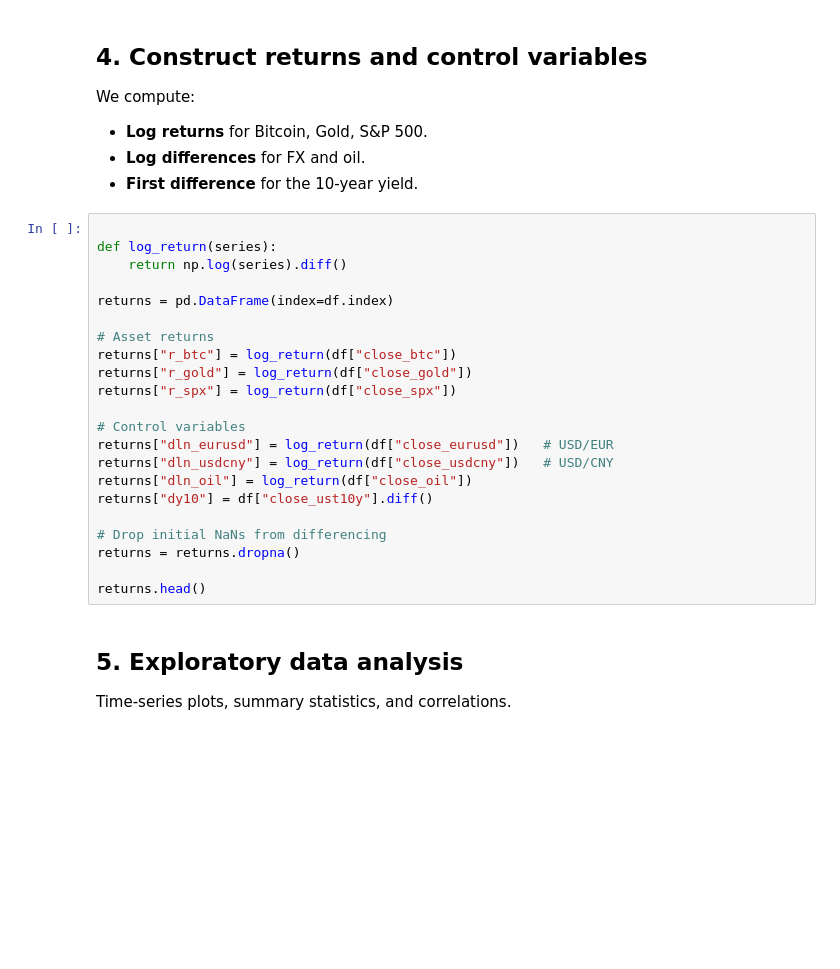
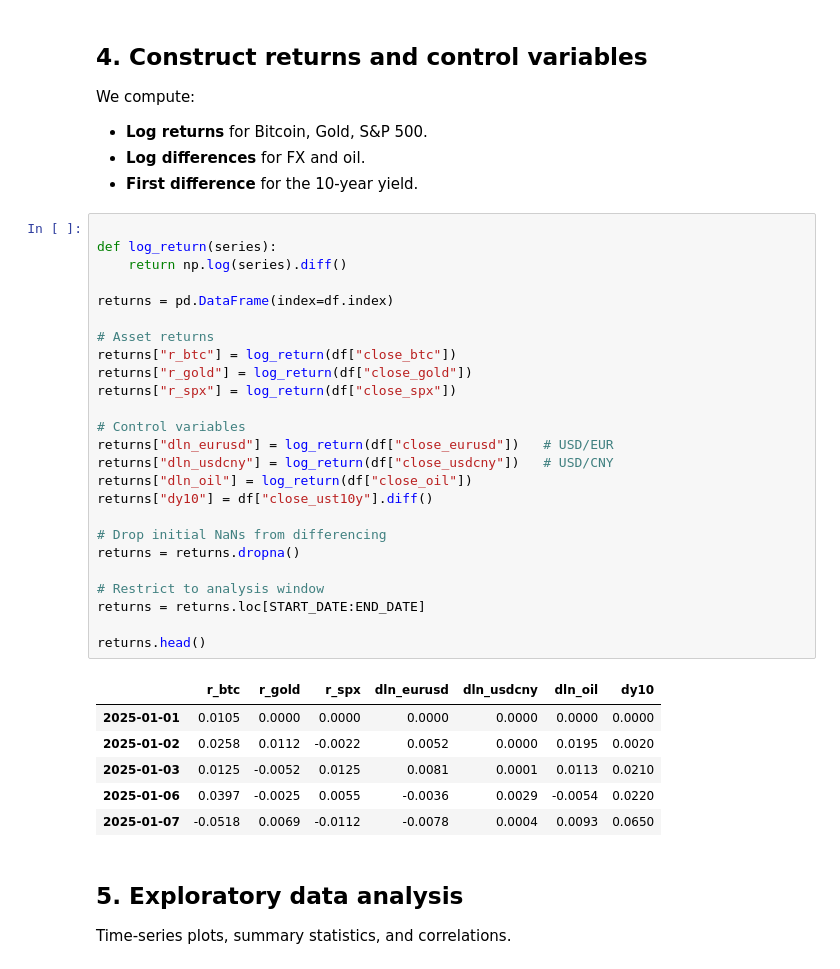
Before and after one commit to isom-ds/youtube-emotion-financial-modelling, a Jupyter notebook: 500_financial_baseline.ipynb, the cells around one changed output. Drawn from its saved outputs; the diff is of its cells as text; blank space fills up the shorter version.

```diff
--- a/500_financial_baseline.ipynb
+++ b/500_financial_baseline.ipynb
@@ -164,25 +233,35 @@ We compute:
 # %%
 
 def log_return(series):
     return np.log(series).diff()
 
 returns = pd.DataFrame(index=df.index)
 
 # Asset returns
 returns["r_btc"] = log_return(df["close_btc"])
 returns["r_gold"] = log_return(df["close_gold"])
 returns["r_spx"] = log_return(df["close_spx"])
 
 # Control variables
 returns["dln_eurusd"] = log_return(df["close_eurusd"])   # USD/EUR
 returns["dln_usdcny"] = log_return(df["close_usdcny"])   # USD/CNY
 returns["dln_oil"] = log_return(df["close_oil"])
 returns["dy10"] = df["close_ust10y"].diff()
 
 # Drop initial NaNs from differencing
 returns = returns.dropna()
 
+# Restrict to analysis window
+returns = returns.loc[START_DATE:END_DATE]
+
 returns.head()
+# %% [output]
+|  | r_btc | r_gold | r_spx | dln_eurusd | dln_usdcny | dln_oil | dy10 |
+| 2025-01-01 | 0.0105 | 0.0000 | 0.0000 | 0.0000 | 0.0000 | 0.0000 | 0.0000 |
+| 2025-01-02 | 0.0258 | 0.0112 | -0.0022 | 0.0052 | 0.0000 | 0.0195 | 0.0020 |
+| 2025-01-03 | 0.0125 | -0.0052 | 0.0125 | 0.0081 | 0.0001 | 0.0113 | 0.0210 |
+| 2025-01-06 | 0.0397 | -0.0025 | 0.0055 | -0.0036 | 0.0029 | -0.0054 | 0.0220 |
+| 2025-01-07 | -0.0518 | 0.0069 | -0.0112 | -0.0078 | 0.0004 | 0.0093 | 0.0650 |
 # %% [markdown]
 
 ## 5. Exploratory data analysis
```
Also changed, not shown: parts of 18 cells of this notebook.
